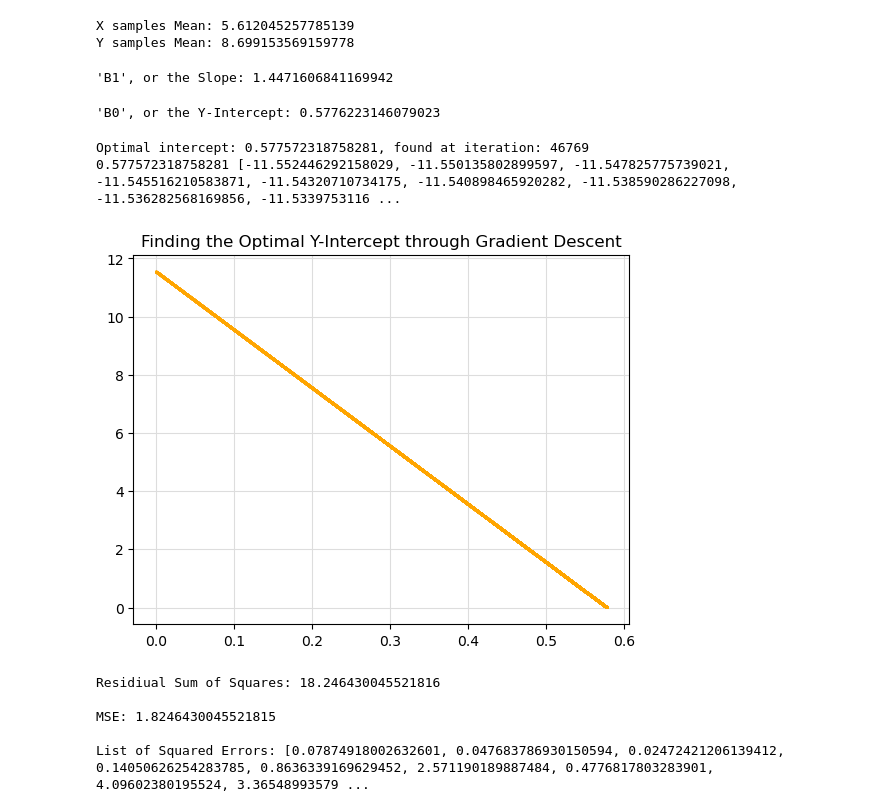
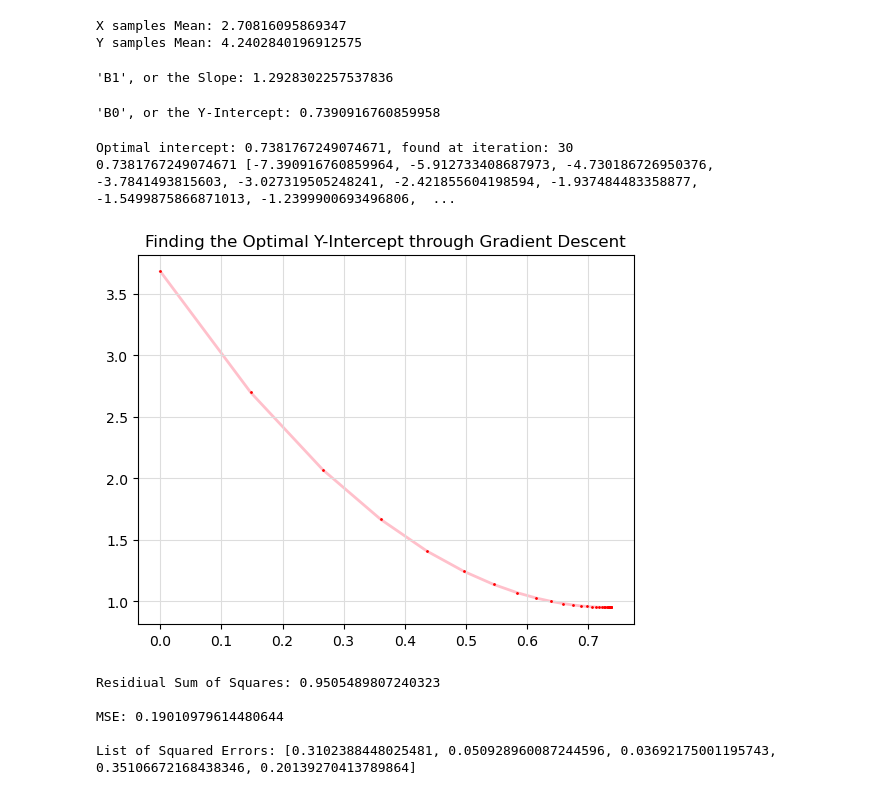
Before and after one commit to WhatCharlie/TestingMLAlgorithms, a Jupyter notebook: Testing Simple Linear Regression.ipynb, the cells around one changed output. Saved outputs shown, nothing was run; the diff lists cells and outputs as text; code cells hidden in the pictures.

Commit message:
Updated Gradient Descent

```diff
--- a/Testing Simple Linear Regression.ipynb
+++ b/Testing Simple Linear Regression.ipynb
@@ -8,7 +8,7 @@ from scipy import stats
 np.random.seed(1)
 
 # Define the number of rows and columns
-num_rows = 100
+num_rows = 5
 
 num_columns = 2
 
@@ -23,8 +23,8 @@ rd = random_data
 Column1 = 'Column_1'
 Column2 = 'Column_2'
 
-rd[Column1] = (rd[Column1] + rd.index) * np.sin(rd[Column1]) + rd.index
-rd[Column2] = (rd[Column2] + rd.index) * np.cos(rd[Column2]) + rd.index
+rd[Column1] = (rd[Column1]) + rd.index * np.sin(rd[Column1]) + rd.index
+rd[Column2] = (rd[Column2]) + rd.index * np.cos(rd[Column2]) + rd.index
 
 print(rd)
 # %% [output]
@@ -88,8 +83,8 @@ sample_means = find_sample_means(num_rows, rd)
 x_sample_mean, y_sample_mean = sample_means
 print(f"X samples Mean: {x_sample_mean} \nY samples Mean: {y_sample_mean}")
 # %% [output]
-X samples Mean: 5.612045257785139
-Y samples Mean: 8.699153569159778
+X samples Mean: 2.70816095869347
+Y samples Mean: 4.2402840196912575
 # %%
 def find_slope(x_mean, y_mean, samples, dataset):
     n = samples
@@ -113,7 +108,7 @@ B1 = find_slope(x_sample_mean, y_sample_mean, num_rows, rd)
 
 print(f"'B1', or the Slope: {B1}")
 # %% [output]
-'B1', or the Slope: 1.4471606841169942
+'B1', or the Slope: 1.2928302257537836
 # %%
 def find_intercept(x_mean, y_mean, slope):
 
@@ -125,24 +120,28 @@ B0_rss_method = find_intercept(x_sample_mean, y_sample_mean, B1)
 
 print(f"'B0', or the Y-Intercept: {B0_rss_method}")
 # %% [output]
-'B0', or the Y-Intercept: 0.5776223146079023
+'B0', or the Y-Intercept: 0.7390916760859958
 # %%
 def find_intercept_gradient_descent(slope, samples, dataset):
     B1 = slope
     n = samples
 
     new_intercept = 0
-    learning_rate = 0.00001
+    learning_rate = 0.1 / num_rows
     rss_derivative_sum = 0
-    min_step_size = 0.00000001
+    min_step_size = 0.001 / num_rows
     step_size = 1
+    max_iteration = num_rows * 10
+    iteration = 0
+
+    rss_list = []
     intercept_list = []
-    rss_list = []
-    max_iteration = 1000000000000000
-    iteration = 0
+    derivative_rss_list = []
 
     while (np.abs(step_size) > min_step_size) and (iteration <= max_iteration):
         rss_derivative_sum = 0
+        RSS = 0
+        squared_errors = []
         for row in range(n):
             xi = dataset[Column1][row]
             yi = dataset[Column2][row]
@@ -150,37 +149,42 @@ def find_intercept_gradient_descent(slope, samples, dataset):
             new_rss_derivative = -2 * (yi - (new_intercept + (slope * xi)))
             rss_derivative_sum += new_rss_derivative
 
-        iteration += 1
-        rss_list.append(rss_derivative_sum)
+            squared_error = (yi - (new_intercept+(slope*xi))) ** 2
+            RSS += squared_error
+            squared_errors.append(squared_error)
+
+        rss_list.append(RSS)
+        derivative_rss_list.append(rss_derivative_sum)
         intercept_list.append(new_intercept)
         step_size = rss_derivative_sum * learning_rate
         new_intercept = new_intercept - step_size
+        iteration += 1
 
-
-    abs_rss_list = [abs(value) for value in rss_list]
-    min_rss = min(abs_rss_list)
-    min_rss_index = abs_rss_list.index(min_rss)
+    abs_derivative_rss_list = [abs(value) for value in derivative_rss_list]
+    min_rss = min(abs_derivative_rss_list)
+    min_rss_index = abs_derivative_rss_list.index(min_rss)
     optimal_intercept = [intercept_list[min_rss_index], min_rss_index]
 
-    return optimal_intercept, rss_list, abs_rss_list, intercept_list
+    return optimal_intercept, derivative_rss_list, abs_derivative_rss_list, intercept_list, rss_list
 
-optimal_intercept, rss_list, abs_rss_list, intercept_list = find_intercept_gradient_descent(B1, num_rows, rd)
+optimal_intercept, derivative_rss_list, abs_derivative_rss_list, intercept_list, rss_list = find_intercept_gradient_descent(B1, num_rows, rd)
 B0 = optimal_intercept[0]
 print(f"Optimal intercept: {optimal_intercept[0]}, found at iteration: {optimal_intercept[1]}")
-print(B0, rss_list, intercept_list)
+print(B0, derivative_rss_list, intercept_list)
 # %% [output]
-Optimal intercept: 0.577572318758281, found at iteration: 46769
-0.577572318758281 [-11.552446292158029, -11.550135802899597, -11.547825775739021, -11.545516210583871, -11.54320710734175, -11.540898465920282, -11.538590286227098, -11.536282568169856, -11.5339753116 ...
+Optimal intercept: 0.7381767249074671, found at iteration: 30
+0.7381767249074671 [-7.390916760859964, -5.912733408687973, -4.730186726950376, -3.7841493815603, -3.027319505248241, -2.421855604198594, -1.937484483358877, -1.5499875866871013, -1.2399900693496806,  ...
 # %%
-plt.scatter(intercept_list, abs_rss_list, s=1, zorder=3, color='orange')
+plt.plot(intercept_list, rss_list, color='pink', linestyle='-', linewidth=2, label='Trend Line', zorder=1)
+plt.scatter(intercept_list, rss_list, s=1, zorder=3, color='red')
 
 plt.grid(which='major', color='#DDDDDD', linewidth=0.8)
 plt.grid(which='minor', color='#EEEEEE', linestyle='-', linewidth=0.5)
 plt.title('Finding the Optimal Y-Intercept through Gradient Descent')
 
 plt.show()
 # %% [output]
-[figure, old version]
+[figure, new version]
 # %%
 def find_residual_sum_of_squares(intercept, slope, samples, dataset):
 
@@ -204,11 +208,11 @@ RSS, MSE, squared_errors = RSS_result
 
 print(f"Residiual Sum of Squares: {RSS} \n\nMSE: {MSE} \n\nList of Squared Errors: {squared_errors}")
 # %% [output]
-Residiual Sum of Squares: 18.246430045521816
+Residiual Sum of Squares: 0.9505489807240323
 
-MSE: 1.8246430045521815
+MSE: 0.19010979614480644
 
-List of Squared Errors: [0.07874918002632601, 0.047683786930150594, 0.02472421206139412, 0.14050626254283785, 0.8636339169629452, 2.571190189887484, 0.4776817803283901, 4.09602380195524, 3.36548993579 ...
+List of Squared Errors: [0.3102388448025481, 0.050928960087244596, 0.03692175001195743, 0.35106672168438346, 0.20139270413789864]
 # %%
 create_original_graph(rd)
 
```
Also changed, not shown: parts of 12 cells of this notebook.
